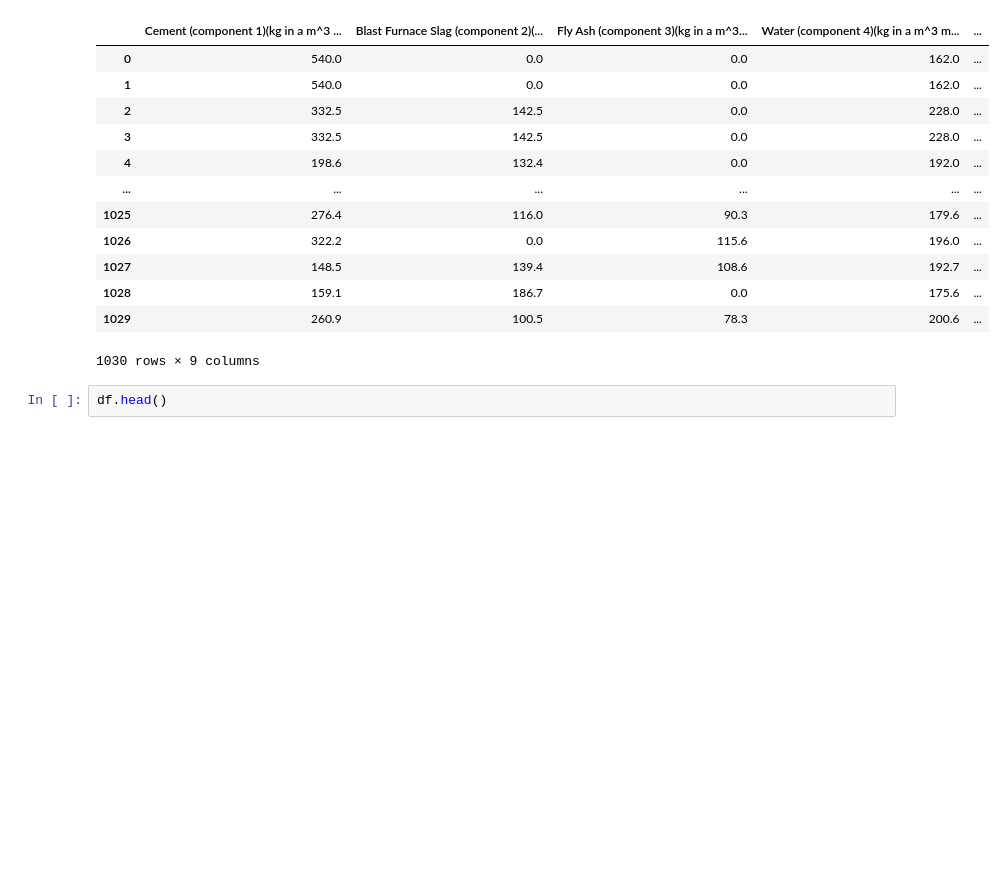
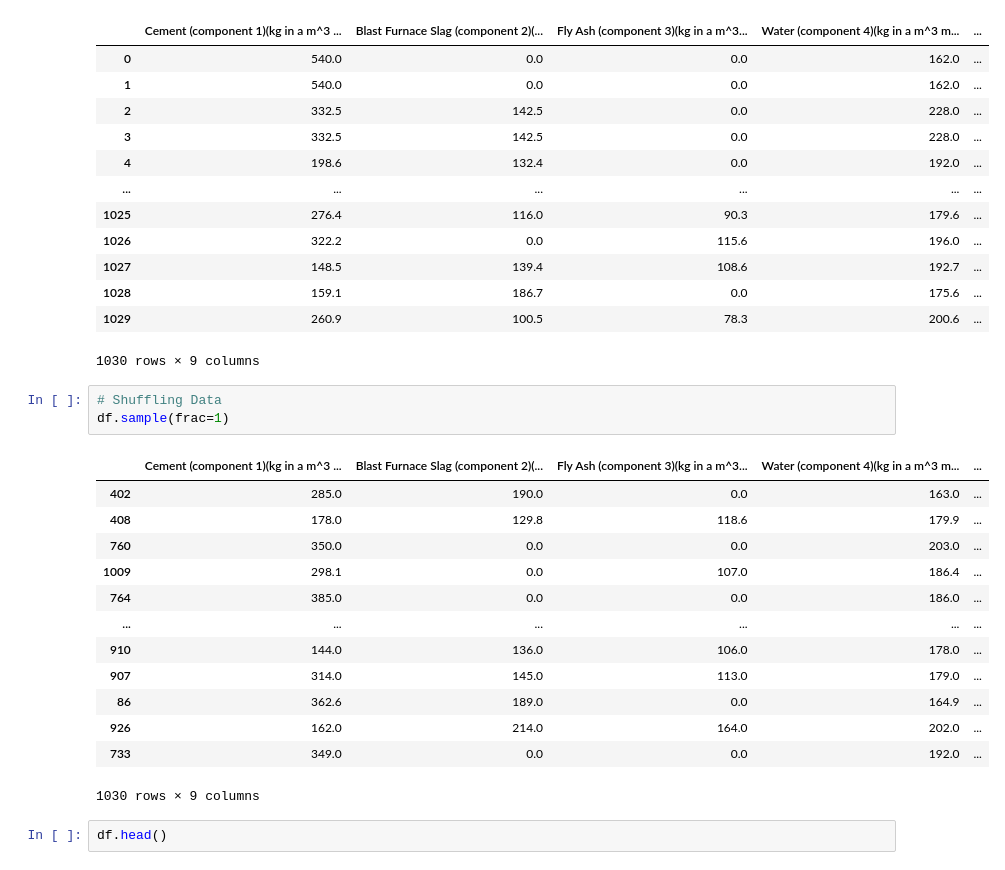
Before and after one commit to SyedHuzaifa007/PIAIC-Deep-Learning-Assignment, a Jupyter notebook: Concrete_Strength_Assignment.ipynb, the cells around one changed output. Cells and saved outputs as stored; diff of their text form; blank space fills up the shorter version.

```diff
--- a/Concrete_Strength_Assignment.ipynb
+++ b/Concrete_Strength_Assignment.ipynb
@@ -105,6 +105,23 @@ df
 | 1028 | 159.1 | 186.7 | 0.0 | 175.6 | ... |
 | 1029 | 260.9 | 100.5 | 78.3 | 200.6 | ... |
 1030 rows × 9 columns
+# %%
+# Shuffling Data
+df.sample(frac=1)
+# %% [output]
+|  | Cement (component 1)(kg in a m^3 ... | Blast Furnace Slag (component 2)(... | Fly Ash (component 3)(kg in a m^3... | Water (component 4)(kg in a m^3 m... | ... |
+| 402 | 285.0 | 190.0 | 0.0 | 163.0 | ... |
+| 408 | 178.0 | 129.8 | 118.6 | 179.9 | ... |
+| 760 | 350.0 | 0.0 | 0.0 | 203.0 | ... |
+| 1009 | 298.1 | 0.0 | 107.0 | 186.4 | ... |
+| 764 | 385.0 | 0.0 | 0.0 | 186.0 | ... |
+| ... | ... | ... | ... | ... | ... |
+| 910 | 144.0 | 136.0 | 106.0 | 178.0 | ... |
+| 907 | 314.0 | 145.0 | 113.0 | 179.0 | ... |
+| 86 | 362.6 | 189.0 | 0.0 | 164.9 | ... |
+| 926 | 162.0 | 214.0 | 164.0 | 202.0 | ... |
+| 733 | 349.0 | 0.0 | 0.0 | 192.0 | ... |
+1030 rows × 9 columns
 # %%
 df.head()
 # %% [output]
```
Also changed, not shown: parts of 14 cells of this notebook.
